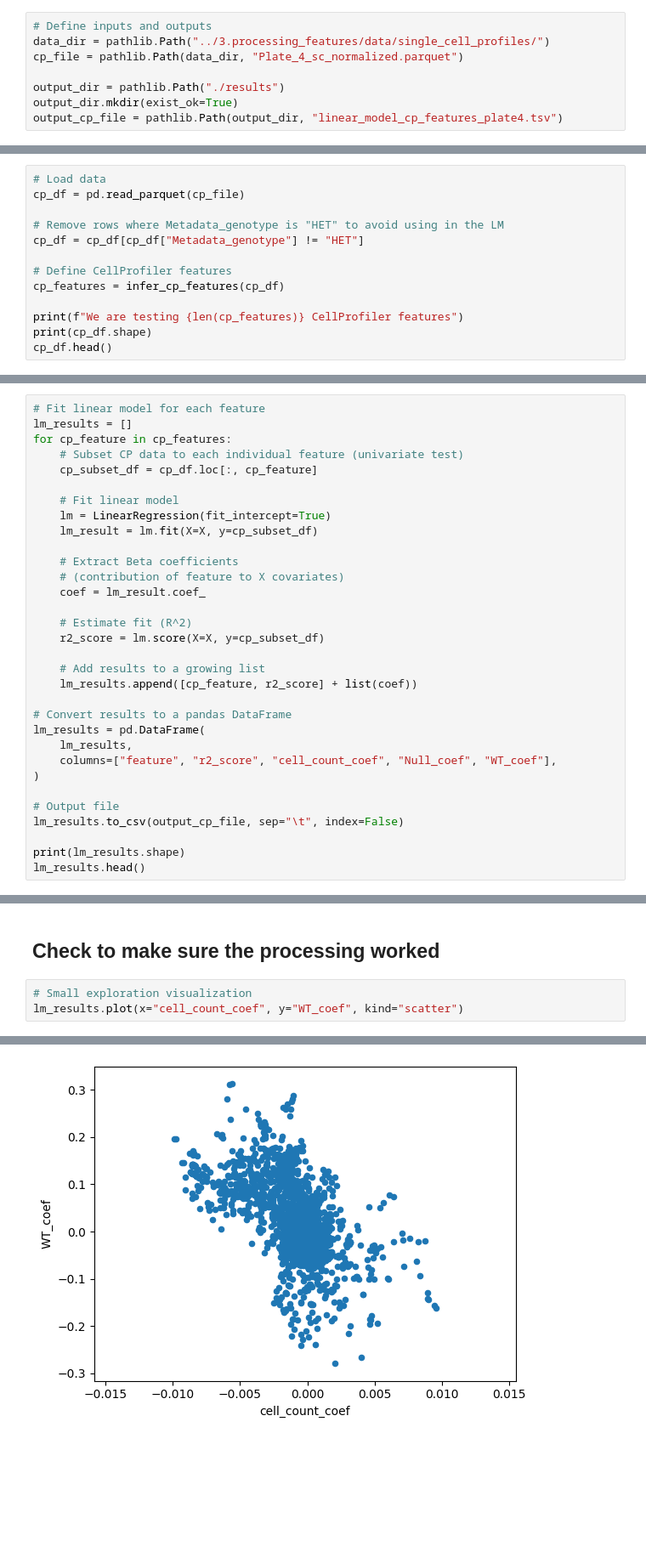
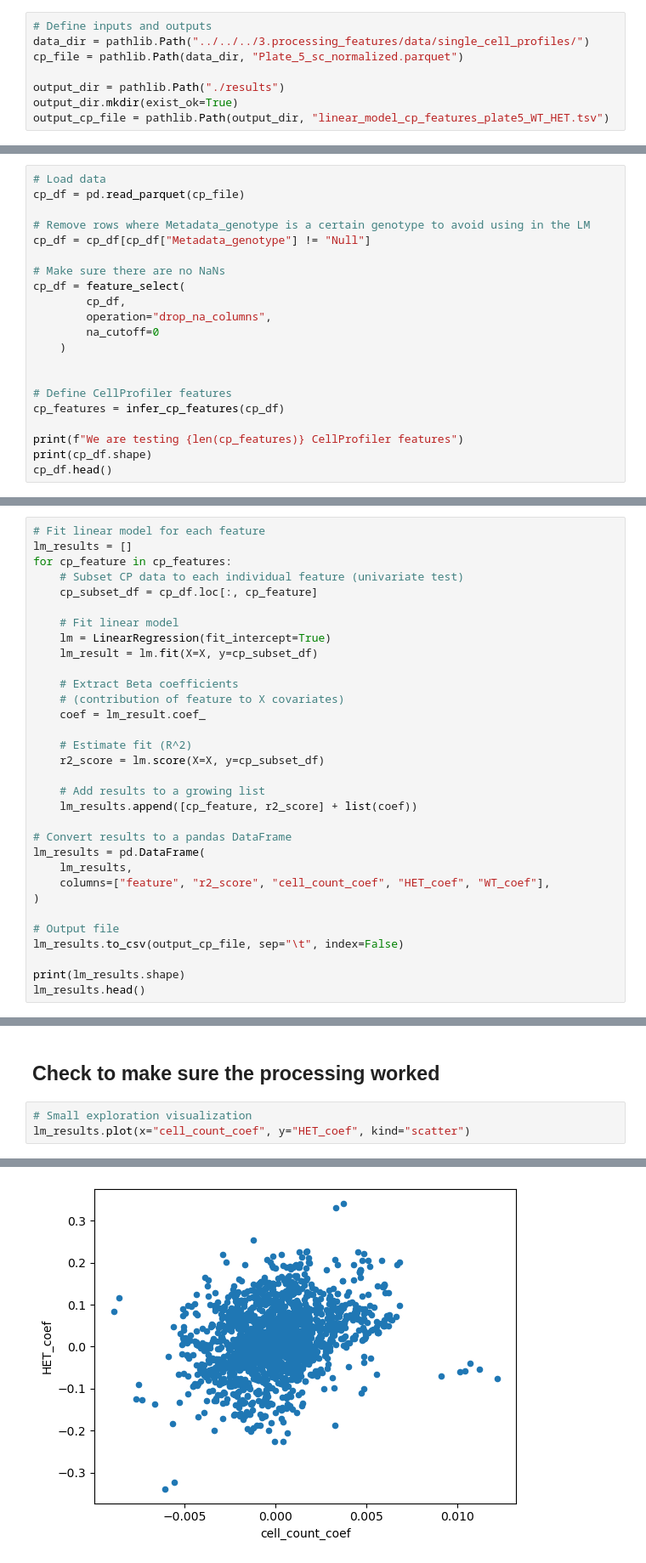
Before and after one commit to WayScience/nf1_schwann_cell_painting_data, a Jupyter notebook: 4.analyze_data/notebooks/linear_model/0.linear_model_coeff.ipynb, the cells around one changed output, grey strips where cells are left out. Shown: that part at 85% size. Drawn from its saved outputs; the diff is of its cells as text; blank space fills up the shorter version.

```diff
--- a/4.analyze_data/notebooks/linear_model/0.linear_model_coeff.ipynb
+++ b/4.analyze_data/notebooks/linear_model/0.linear_model_coeff.ipynb
@@ -13,20 +14,28 @@ from pycytominer.cyto_utils import infer_cp_features
 ## Set up paths and variables
 # %%
 # Define inputs and outputs
-data_dir = pathlib.Path("../3.processing_features/data/single_cell_profiles/")
-cp_file = pathlib.Path(data_dir, "Plate_4_sc_normalized.parquet")
+data_dir = pathlib.Path("../../../3.processing_features/data/single_cell_profiles/")
+cp_file = pathlib.Path(data_dir, "Plate_5_sc_normalized.parquet")
 
 output_dir = pathlib.Path("./results")
 output_dir.mkdir(exist_ok=True)
-output_cp_file = pathlib.Path(output_dir, "linear_model_cp_features_plate4.tsv")
+output_cp_file = pathlib.Path(output_dir, "linear_model_cp_features_plate5_WT_HET.tsv")
 # %% [markdown]
 ## Read in normalized data
 # %%
 # Load data
 cp_df = pd.read_parquet(cp_file)
 
-# Remove rows where Metadata_genotype is "HET" to avoid using in the LM
-cp_df = cp_df[cp_df["Metadata_genotype"] != "HET"]
+# Remove rows where Metadata_genotype is a certain genotype to avoid using in the LM
+cp_df = cp_df[cp_df["Metadata_genotype"] != "Null"]
+
+# Make sure there are no NaNs
+cp_df = feature_select(
+        cp_df,
+        operation="drop_na_columns",
+        na_cutoff=0
+    )
+
 
 # Define CellProfiler features
 cp_features = infer_cp_features(cp_df)
@@ -92,7 +101,7 @@ for cp_feature in cp_features:
 # Convert results to a pandas DataFrame
 lm_results = pd.DataFrame(
     lm_results,
-    columns=["feature", "r2_score", "cell_count_coef", "Null_coef", "WT_coef"],
+    columns=["feature", "r2_score", "cell_count_coef", "HET_coef", "WT_coef"],
 )
 
 # Output file
@@ -112,5 +121,5 @@ lm_results.head()
 ## Check to make sure the processing worked
 # %%
 # Small exploration visualization
-lm_results.plot(x="cell_count_coef", y="WT_coef", kind="scatter")
+lm_results.plot(x="cell_count_coef", y="HET_coef", kind="scatter")
 # %% [output]
@@ -118 +127 @@ lm_results.plot(x="cell_count_coef", y="WT_coef", kind="scatter")
-[figure, old version]
+[figure, new version]
```
Also changed, not shown: parts of 5 cells of this notebook, 39 other files.
